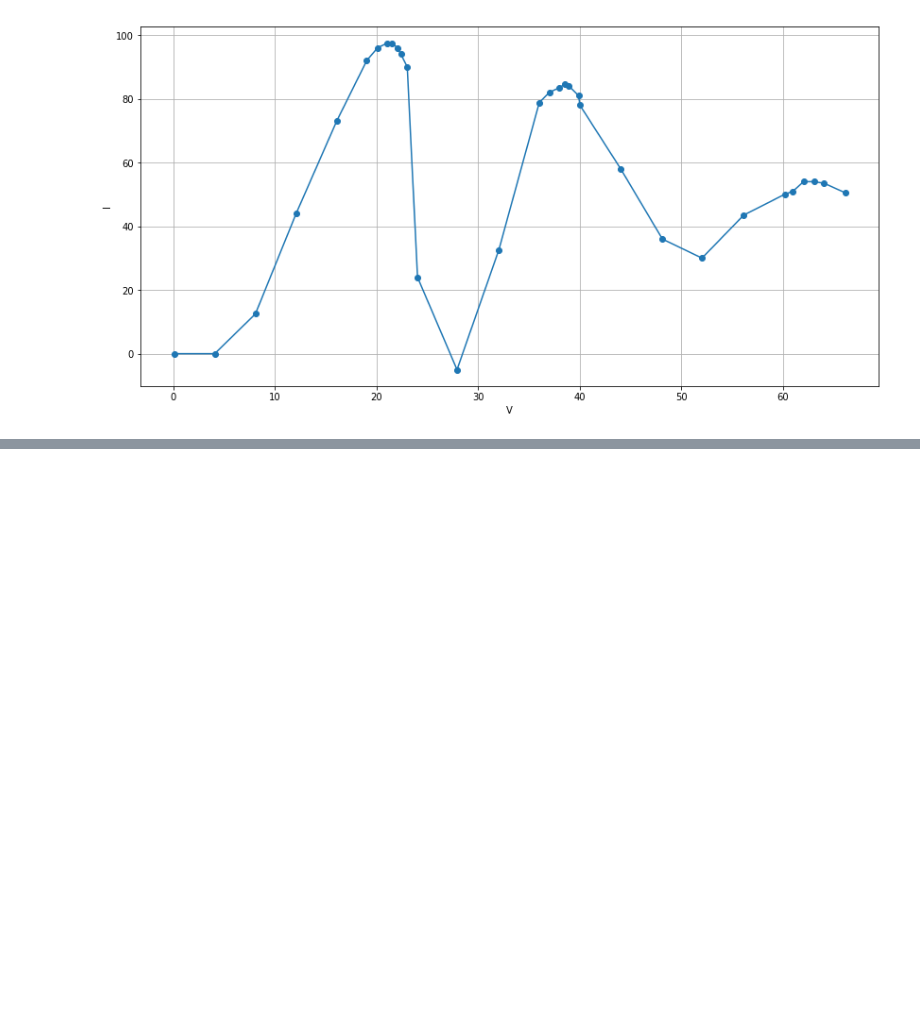
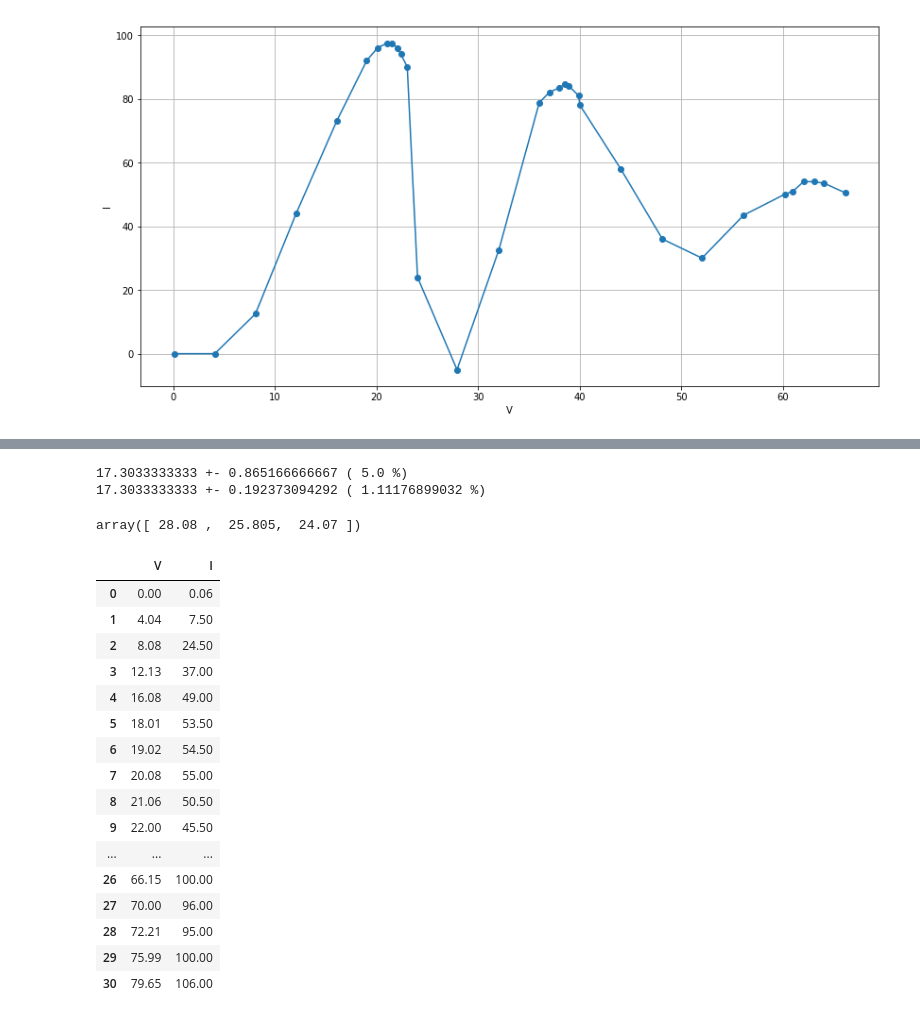
Before and after one commit to shevkunov/workout, a Jupyter notebook: labs/Franck_Hertz_experiment.ipynb, the cells around one changed output, grey strips where cells are left out. Drawn from its saved outputs; the diff is of its cells as text; code cells hidden in the pictures; blank space fills up the shorter version.

```diff
--- a/labs/Franck_Hertz_experiment.ipynb
+++ b/labs/Franck_Hertz_experiment.ipynb
@@ -206,0 +331,34 @@ plt.show()
+# %%
+Ans = ans[:, 1] - ans[:, 0]
+labwork.sciPrintR(Ans.mean(), 0.05) # Theory
+labwork.sciPrintR(Ans.mean(), Ans.std() / Ans.mean() / (3 ** 0.5))  # est
+# %% [output]
+17.3033333333 +- 0.865166666667 ( 5.0 %)
+17.3033333333 +- 0.192373094292 ( 1.11176899032 %)
+# %%
+ans[:, 2] - ans[:, 1]
+# %% [output]
+array([ 28.08 ,  25.805,  24.07 ])
+# %%
+df = pd.DataFrame()
+df["V"] = VIs[0][:, 0]
+df["I"] = VIs[0][:, 1]
+df
+# %% [output]
+|  | V | I |
+| 0 | 0.00 | 0.06 |
+| 1 | 4.04 | 7.50 |
+| 2 | 8.08 | 24.50 |
+| 3 | 12.13 | 37.00 |
+| 4 | 16.08 | 49.00 |
+| 5 | 18.01 | 53.50 |
+| 6 | 19.02 | 54.50 |
+| 7 | 20.08 | 55.00 |
+| 8 | 21.06 | 50.50 |
+| 9 | 22.00 | 45.50 |
+| ... | ... | ... |
+| 26 | 66.15 | 100.00 |
+| 27 | 70.00 | 96.00 |
+| 28 | 72.21 | 95.00 |
+| 29 | 75.99 | 100.00 |
+| 30 | 79.65 | 106.00 |
```
Also changed, not shown: parts of 17 cells of this notebook.
